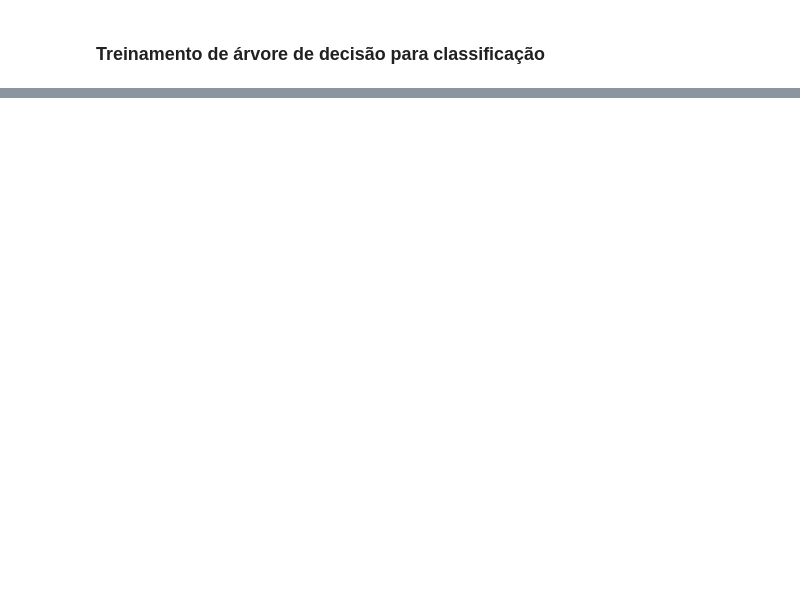
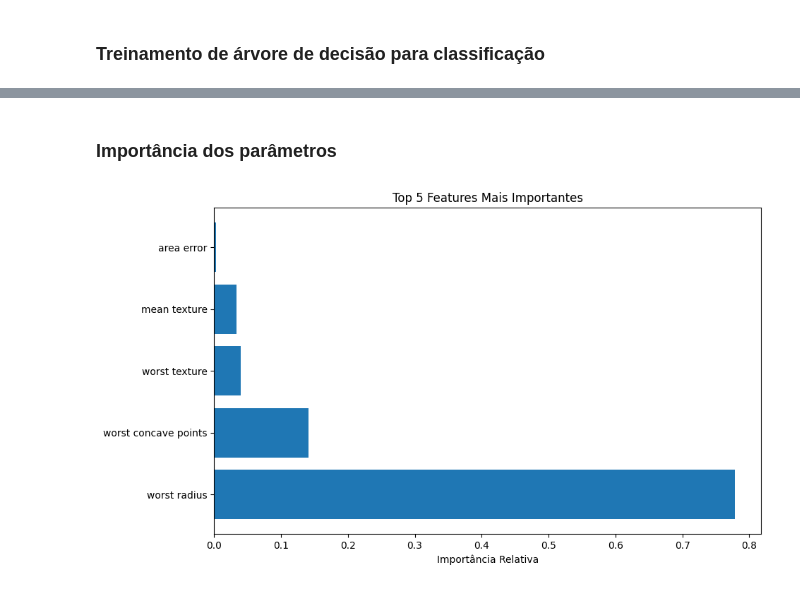
Before and after one commit to Argschadt/SistemasInteligentes, a Jupyter notebook: IA_cancer.ipynb, the cells around one changed output, grey strips where cells are left out. Saved outputs shown, nothing was run; the diff lists cells and outputs as text; code cells hidden in the pictures; blank space fills up the shorter version.

```diff
--- a/IA_cancer.ipynb
+++ b/IA_cancer.ipynb
@@ -60,9 +24,25 @@ Classes: ['malignant' 'benign']
+# %%
+# Load dataset
+cancer = load_breast_cancer()
+
+# Selecionando features para visualização
+X_cancer = cancer.data
+y_cancer = cancer.target
+
+# Divide em treino (70%) e teste (30%) com estratificação
+X_train, X_test, y_train, y_test = train_test_split(
+    X_cancer,
+    y_cancer,
+    test_size=0.3,  # 30% para teste
+    random_state=42,
+    stratify=y_cancer
+)
 # %% [markdown]
 ### Treinamento de árvore de decisão para classificação
 # %%
 # Criar e treinar o modelo
-tree_clf = DecisionTreeClassifier(max_depth=2, random_state=42)
-tree_clf.fit(X_cancer, y_cancer)
+tree_clf = DecisionTreeClassifier(max_depth=30, min_samples_leaf=10, min_samples_split=10 ,random_state=42)
+tree_clf.fit(X_train, y_train)
 
 # Exportar a árvore para visualização
 export_graphviz(
@@ -145,0 +119,21 @@ print(classification_report(y_test,
+# %% [markdown]
+### Importância dos parâmetros
+# %%
+# Obter importância das features
+importances = tree_clf.feature_importances_
+feature_names = cancer.feature_names
+
+# Criar DataFrame
+importance_df = pd.DataFrame({
+    'Feature': feature_names,
+    'Importance': importances
+}).sort_values('Importance', ascending=False)
+
+# Plotar
+plt.figure(figsize=(10, 6))
+plt.barh(importance_df['Feature'][:5], importance_df['Importance'][:5])
+plt.title('Top 5 Features Mais Importantes')
+plt.xlabel('Importância Relativa')
+plt.show()
+# %% [output]
+[figure, added]
```
Also changed, not shown: parts of 21 cells of this notebook, 2 other files.
